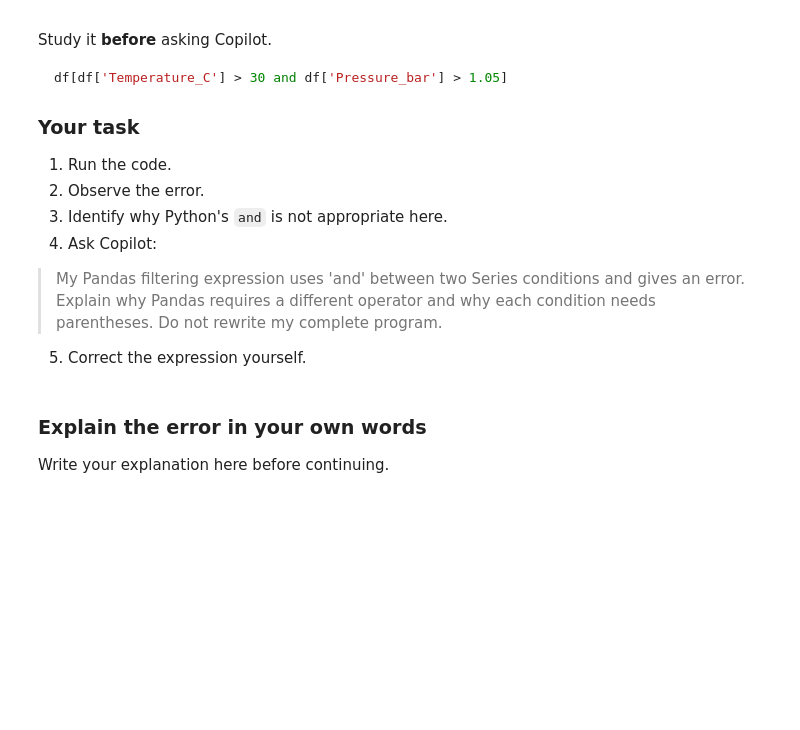
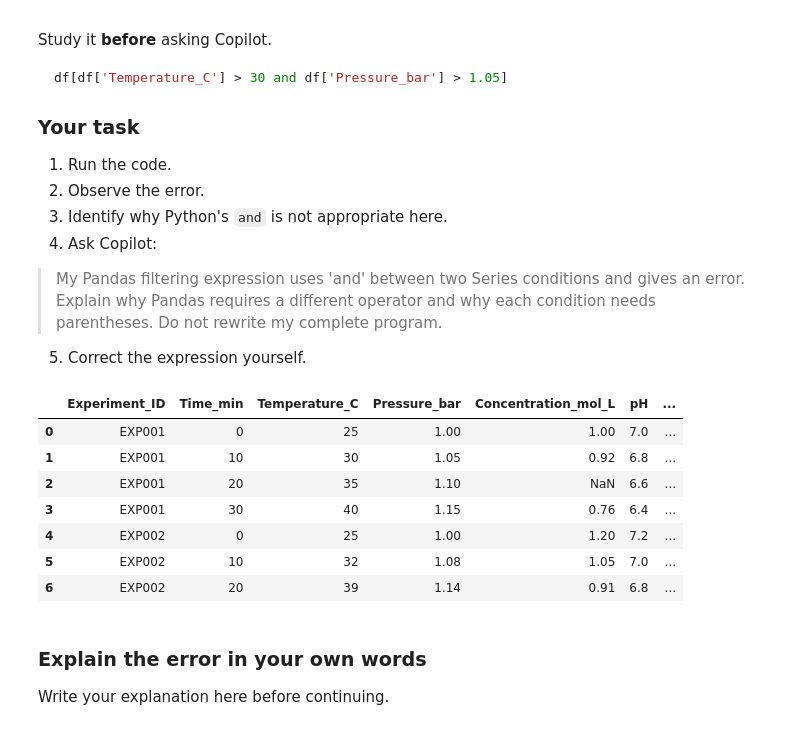
Before and after one commit to Parthw7/CP_Practical, a Jupyter notebook: Practical_08_File_IO_Experimental_Data_Pandas_CSV_JSON.ipynb, the cells around one changed output. Drawn from its saved outputs; the diff is of its cells as text; code cells hidden in the pictures; blank space fills up the shorter version.

```diff
--- a/Practical_08_File_IO_Experimental_Data_Pandas_CSV_JSON.ipynb
+++ b/Practical_08_File_IO_Experimental_Data_Pandas_CSV_JSON.ipynb
@@ -430,7 +556,16 @@ df[df['Temperature_C'] > 30 and df['Pressure_bar'] > 1.05]
 5. Correct the expression yourself.
 # %%
 # Run the intentionally incorrect filtering expression here.
-df[df['Temperature_C'] > 30 and df['Pressure_bar'] > 1.05]
+df_new[df_new['Temperature_C'] > 30 & (df_new['Pressure_bar'] > 1.05)]
+# %% [output]
+|  | Experiment_ID | Time_min | Temperature_C | Pressure_bar | Concentration_mol_L | pH | ... |
+| 0 | EXP001 | 0 | 25 | 1.00 | 1.00 | 7.0 | ... |
+| 1 | EXP001 | 10 | 30 | 1.05 | 0.92 | 6.8 | ... |
+| 2 | EXP001 | 20 | 35 | 1.10 | NaN | 6.6 | ... |
+| 3 | EXP001 | 30 | 40 | 1.15 | 0.76 | 6.4 | ... |
+| 4 | EXP002 | 0 | 25 | 1.00 | 1.20 | 7.2 | ... |
+| 5 | EXP002 | 10 | 32 | 1.08 | 1.05 | 7.0 | ... |
+| 6 | EXP002 | 20 | 39 | 1.14 | 0.91 | 6.8 | ... |
 # %% [markdown]
 ### Explain the error in your own words
 
```
Also changed, not shown: parts of 12 cells of this notebook, 3 other files.
